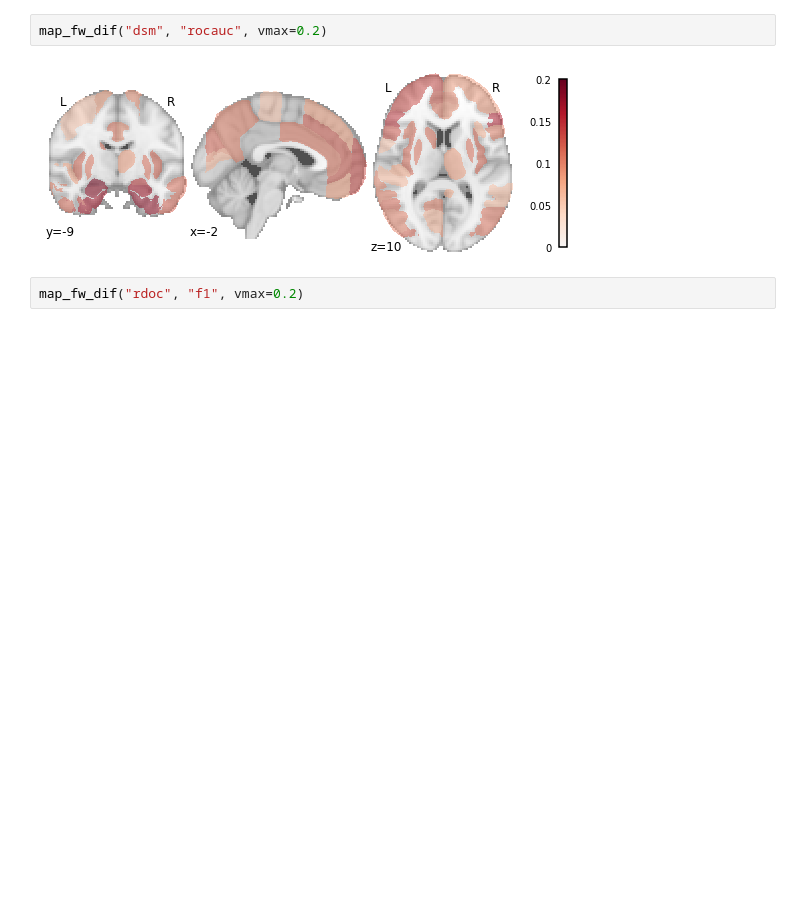
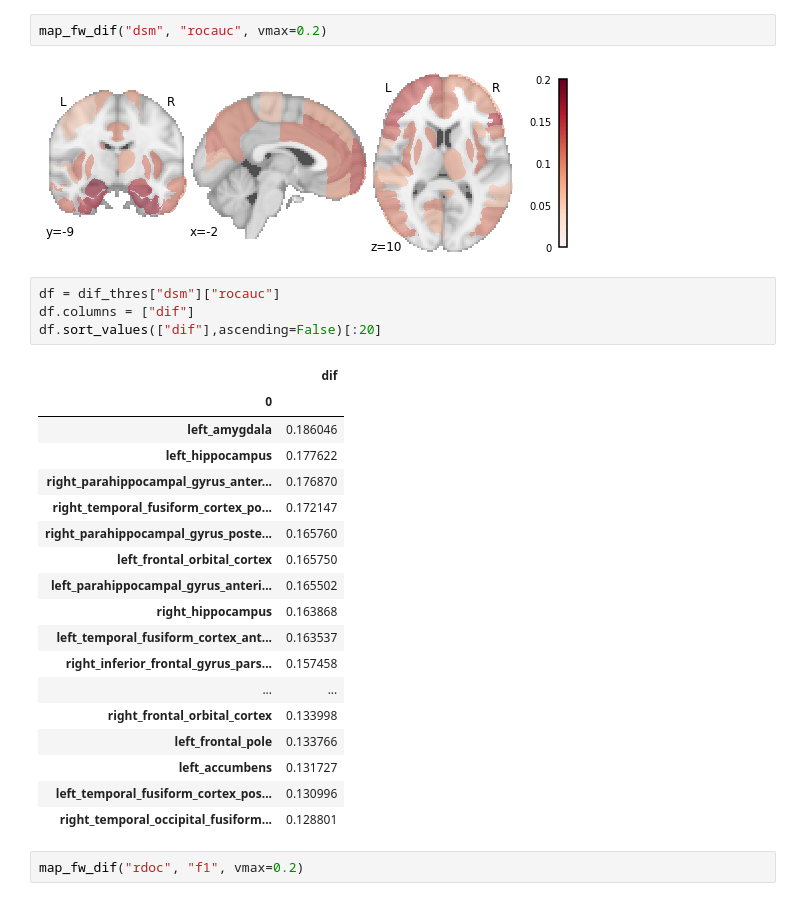
Before and after one commit to ehbeam/neuro-knowledge-engine, a Jupyter notebook: prediction/comp_frameworks_lr.ipynb, the cells around one changed output. Drawn from its saved outputs; the diff is of its cells as text; blank space fills up the shorter version.

```diff
--- a/prediction/comp_frameworks_lr.ipynb
+++ b/prediction/comp_frameworks_lr.ipynb
@@ -229,6 +279,29 @@ map_fw_dif("rdoc", "rocauc", vmax=0.2)
 map_fw_dif("dsm", "rocauc", vmax=0.2)
 # %% [output]
 [figure]
+# %%
+df = dif_thres["dsm"]["rocauc"]
+df.columns = ["dif"]
+df.sort_values(["dif"],ascending=False)[:20]
+# %% [output]
+|  | dif |
+| 0 |  |
+| left_amygdala | 0.186046 |
+| left_hippocampus | 0.177622 |
+| right_parahippocampal_gyrus_anter... | 0.176870 |
+| right_temporal_fusiform_cortex_po... | 0.172147 |
+| right_parahippocampal_gyrus_poste... | 0.165760 |
+| left_frontal_orbital_cortex | 0.165750 |
+| left_parahippocampal_gyrus_anteri... | 0.165502 |
+| right_hippocampus | 0.163868 |
+| left_temporal_fusiform_cortex_ant... | 0.163537 |
+| right_inferior_frontal_gyrus_pars... | 0.157458 |
+| ... | ... |
+| right_frontal_orbital_cortex | 0.133998 |
+| left_frontal_pole | 0.133766 |
+| left_accumbens | 0.131727 |
+| left_temporal_fusiform_cortex_pos... | 0.130996 |
+| right_temporal_occipital_fusiform... | 0.128801 |
 # %%
 map_fw_dif("rdoc", "f1", vmax=0.2)
 # %% [output]
```
Also changed, not shown: parts of 7 cells of this notebook, 8 other files.
